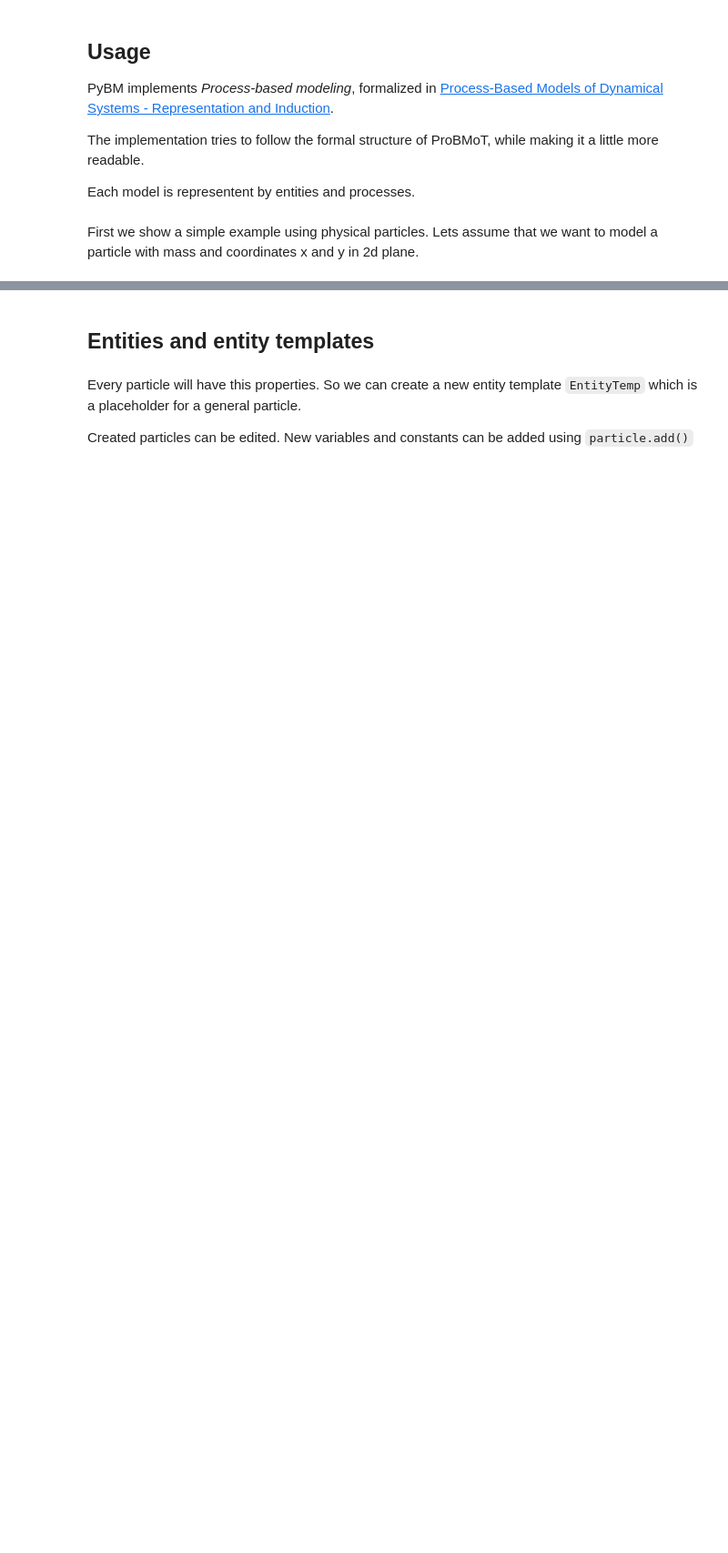
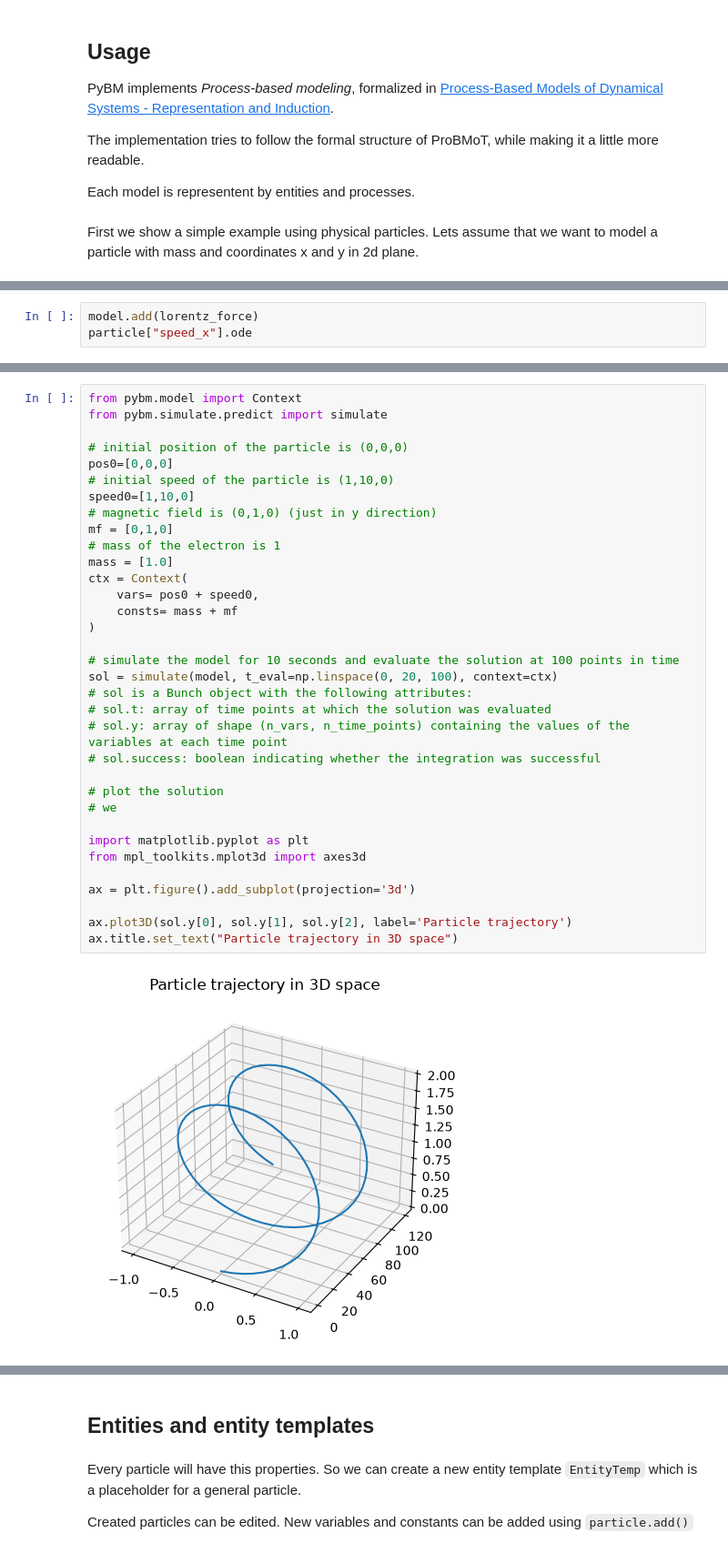
Before and after one commit to urhprimozic/PyBM, a Jupyter notebook: introduction.ipynb, the cells around one changed output, grey strips where cells are left out. Shown at 91% size. Cells and saved outputs as stored; diff of their text form; blank space fills up the shorter version.

```diff
--- a/introduction.ipynb
+++ b/introduction.ipynb
@@ -57,0 +148,3 @@ particle = Entity(v1, v2, c1, name="particle")
+# %%
+model.add(lorentz_force)
+particle["speed_x"].ode
@@ -57,0 +220,36 @@ particle = Entity(v1, v2, c1, name="particle")
+# %%
+from pybm.model import Context
+from pybm.simulate.predict import simulate
+
+# initial position of the particle is (0,0,0)
+pos0=[0,0,0]
+# initial speed of the particle is (1,10,0)
+speed0=[1,10,0]
+# magnetic field is (0,1,0) (just in y direction)
+mf = [0,1,0]
+# mass of the electron is 1
+mass = [1.0]
+ctx = Context(
+    vars= pos0 + speed0,
+    consts= mass + mf
+)
+
+# simulate the model for 10 seconds and evaluate the solution at 100 points in time
+sol = simulate(model, t_eval=np.linspace(0, 20, 100), context=ctx)
+# sol is a Bunch object with the following attributes:
+# sol.t: array of time points at which the solution was evaluated
+# sol.y: array of shape (n_vars, n_time_points) containing the values of the variables at each time point
+# sol.success: boolean indicating whether the integration was successful
+
+# plot the solution
+# we
+
+import matplotlib.pyplot as plt
+from mpl_toolkits.mplot3d import axes3d
+
+ax = plt.figure().add_subplot(projection='3d')
+
+ax.plot3D(sol.y[0], sol.y[1], sol.y[2], label='Particle trajectory')
+ax.title.set_text("Particle trajectory in 3D space")
+# %% [output]
+[figure, added]
```
Also changed, not shown: parts of 18 cells of this notebook, 2 other files.
